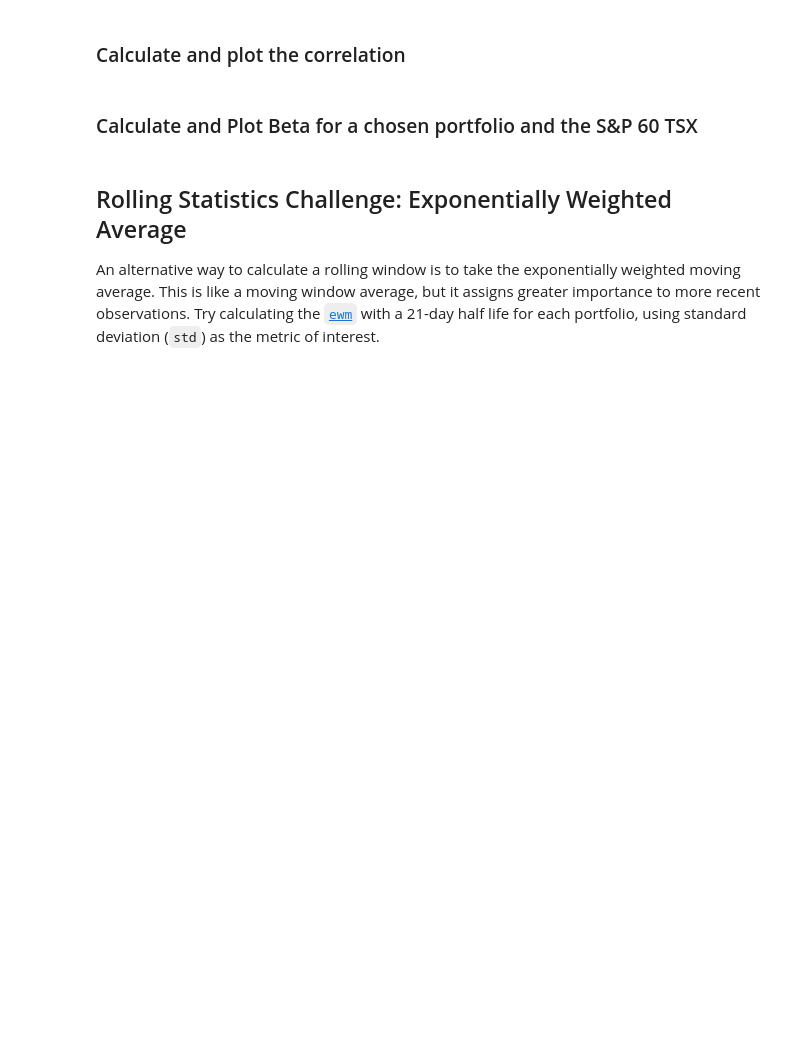
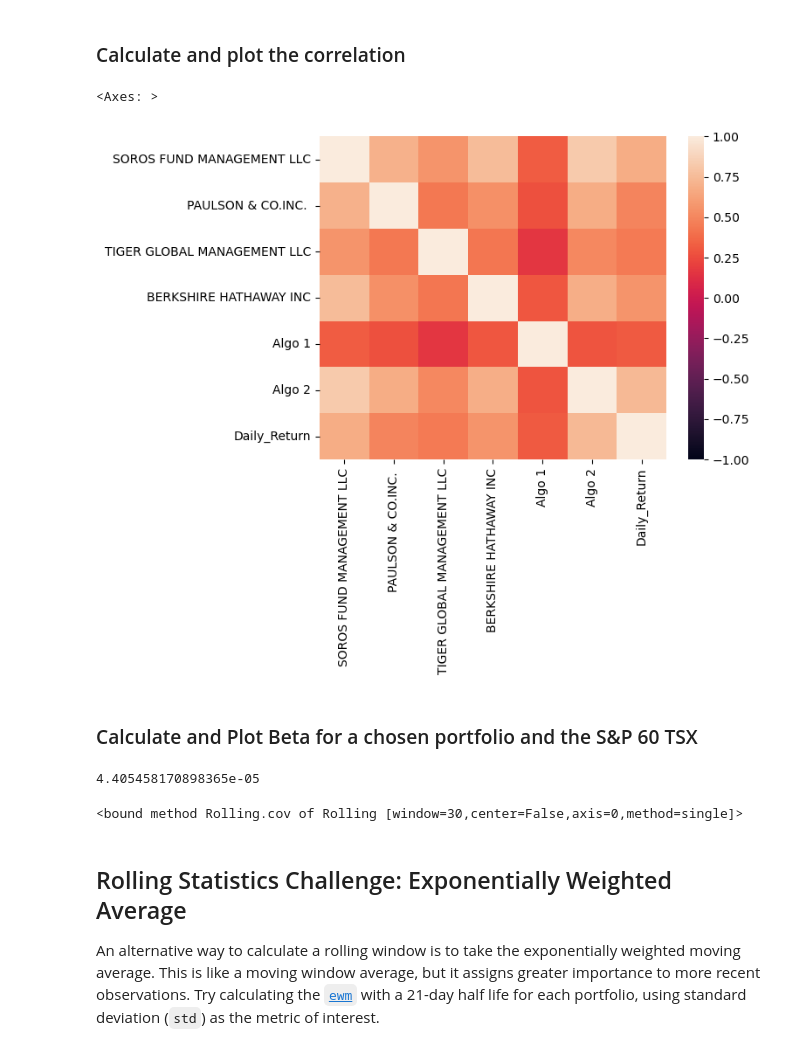
Before and after one commit to ahcano/pandas, a Jupyter notebook: Anahs_whale_analysis.ipynb, the cells around one changed output. Saved outputs shown, nothing was run; the diff lists cells and outputs as text; code cells hidden in the pictures; blank space fills up the shorter version.

Commit message:
calculated sp_tsx_history variance, calculated and plotted portfolio correlation

```diff
--- a/Anahs_whale_analysis.ipynb
+++ b/Anahs_whale_analysis.ipynb
@@ -415,18 +413,31 @@ portfolio_df.rolling(window=21).std().plot(figsize =(20,10))
 ### Calculate and plot the correlation
 # %%
 # Calculate the correlation
-
+correlation_matrix = portfolio_df.corr()
 # Display de correlation matrix
+sns.heatmap(correlation_matrix, vmin=-1, vmax=1)
+#correlation_matrix
+# %% [output]
+<Axes: >
+[figure, added]
 # %% [markdown]
 ### Calculate and Plot Beta for a chosen portfolio and the S&P 60 TSX
 # %%
-# Calculate covariance of a single portfolio
-
 # Calculate variance of S&P TSX
-
-# Computing beta
-
-# Plot beta trend
+variance = sp_tsx_history['Daily_Return'].var()
+variance
+# %% [output]
+4.405458170898365e-05
+# %%
+# Calculate covariance of a SINGLE portfolio
+#ROLLING?? COVARIANCE?? LIKE OVER 30 DAYS??
+covariance = algo_returns.rolling(window=30).cov(algo
+covariance
+# Computing beta
+#beta = portfolio_df['Whale_Portfolio'].rolling(window=60).cov(portfolio_df['SP_TSX_60']) / portfolio_df['SP_TSX_60'].rolling(window=60).var()
+# Plot beta trend
+# %% [output]
+<bound method Rolling.cov of Rolling [window=30,center=False,axis=0,method=single]>
 # %% [markdown]
 ## Rolling Statistics Challenge: Exponentially Weighted Average
 
```
Also changed, not shown: parts of 4 cells of this notebook.
